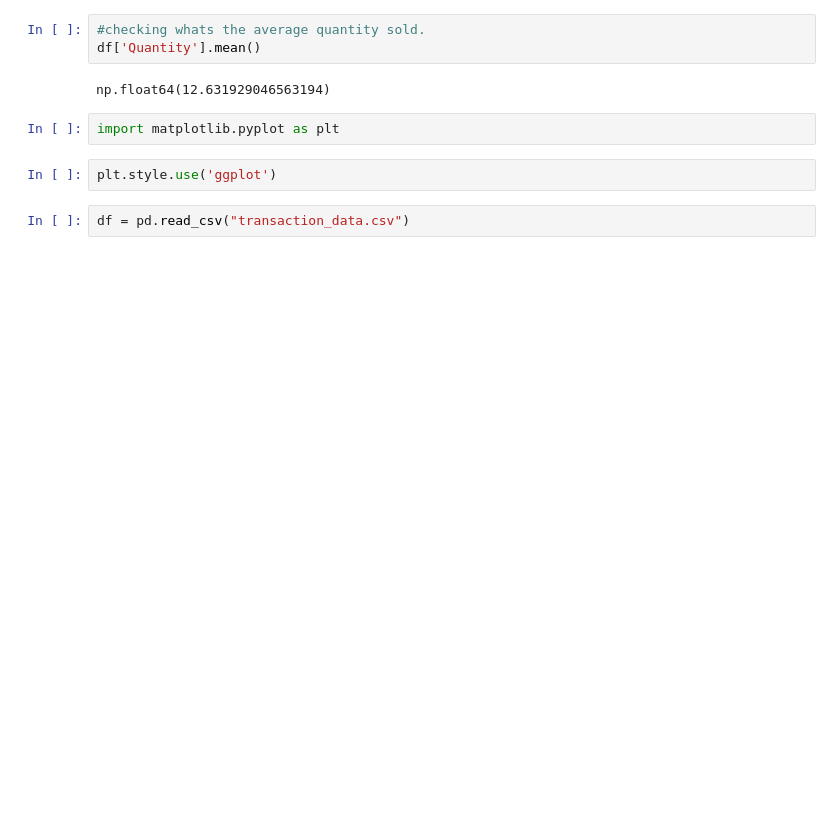
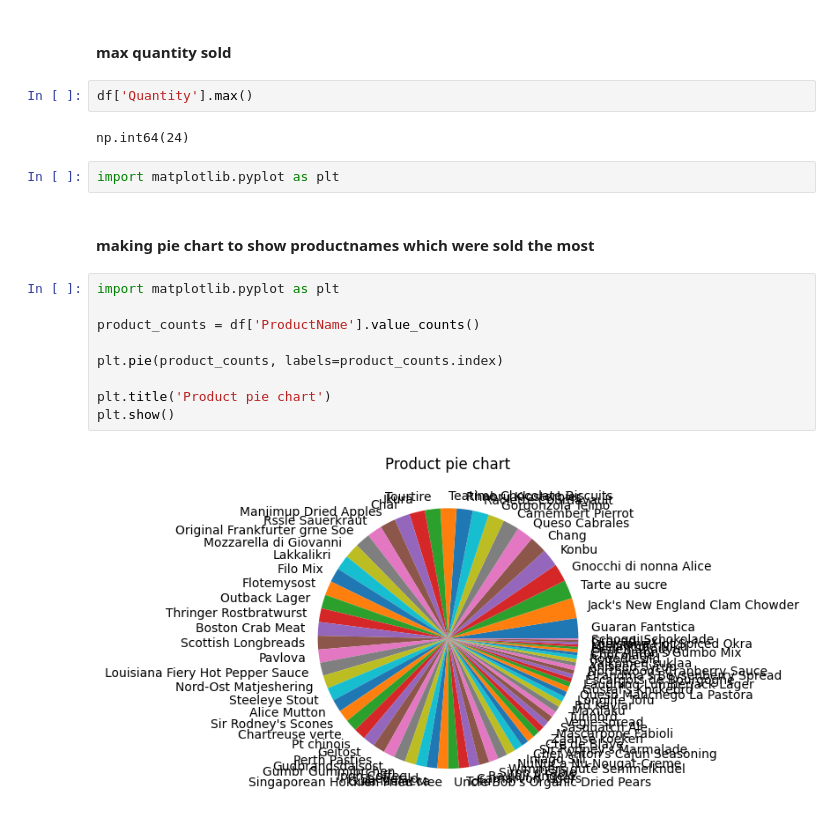
Before and after one commit to mohammadunited/Capstone_2, a Jupyter notebook: transaction.ipynb, the cells around one changed output. Cells and saved outputs as stored; diff of their text form; blank space fills up the shorter version.

Commit message:
charts and cleaning

```diff
--- a/transaction.ipynb
+++ b/transaction.ipynb
@@ -53,11 +55,21 @@ TypeError: 'SeriesGroupBy' object is not callable
+# %% [markdown]
+#### max quantity sold
 # %%
-#checking whats the average quantity sold.
-df['Quantity'].mean()
+df['Quantity'].max()
 # %% [output]
-np.float64(12.631929046563194)
+np.int64(24)
 # %%
 import matplotlib.pyplot as plt
+# %% [markdown]
+#### making pie chart to show productnames which were sold the most
 # %%
-plt.style.use('ggplot')
+import matplotlib.pyplot as plt
+
+product_counts = df['ProductName'].value_counts()
+
+plt.pie(product_counts, labels=product_counts.index)
+
+plt.title('Product pie chart')
+plt.show()
+# %% [output]
+[figure, added]
-# %%
-df = pd.read_csv("transaction_data.csv")
```
Also changed, not shown: parts of 10 cells of this notebook, 1 other file.
